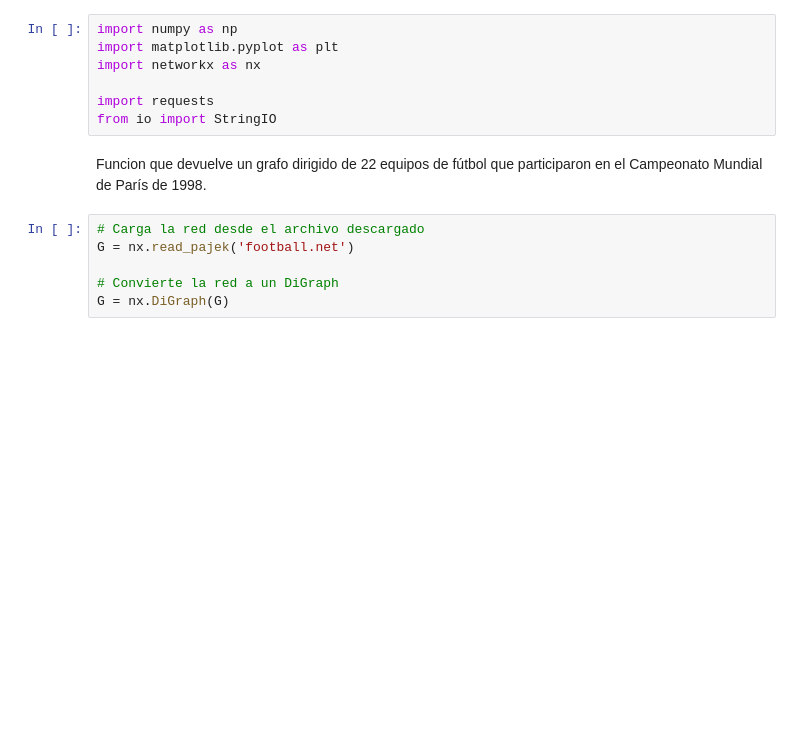
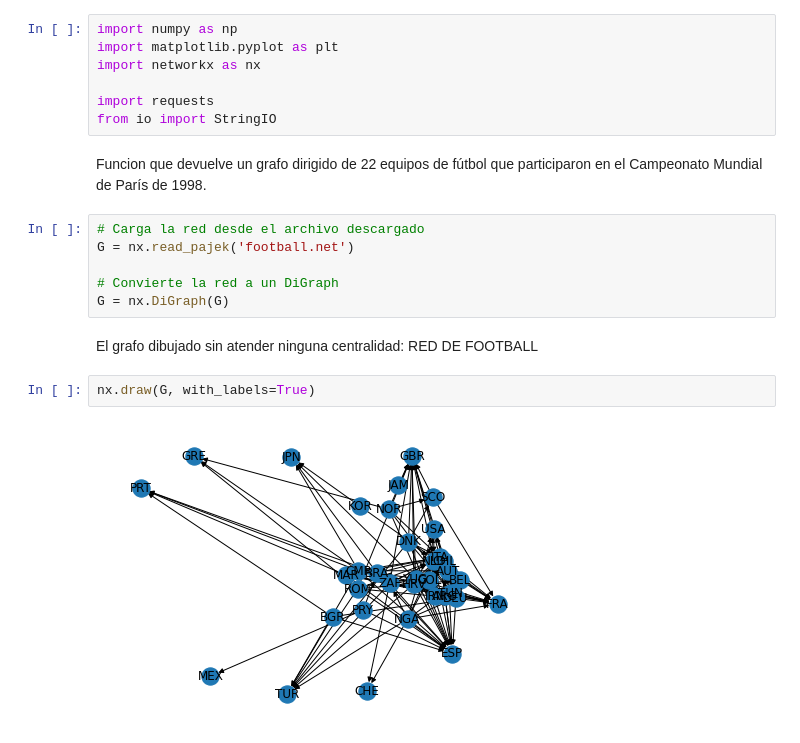
Before and after one commit to CristianFernandezM/NuevasTecnologias, a Jupyter notebook: Practica5.ipynb, the cells around one changed output. Drawn from its saved outputs; the diff is of its cells as text; blank space fills up the shorter version.

```diff
--- a/Practica5.ipynb
+++ b/Practica5.ipynb
@@ -21,3 +21,9 @@ G = nx.read_pajek('football.net')
 
 # Convierte la red a un DiGraph
 G = nx.DiGraph(G)
+# %% [markdown]
+El grafo dibujado sin atender ninguna centralidad: RED DE FOOTBALL
+# %%
+nx.draw(G, with_labels=True)
+# %% [output]
+[figure, added]
```
Also changed, not shown: parts of 7 cells of this notebook.
